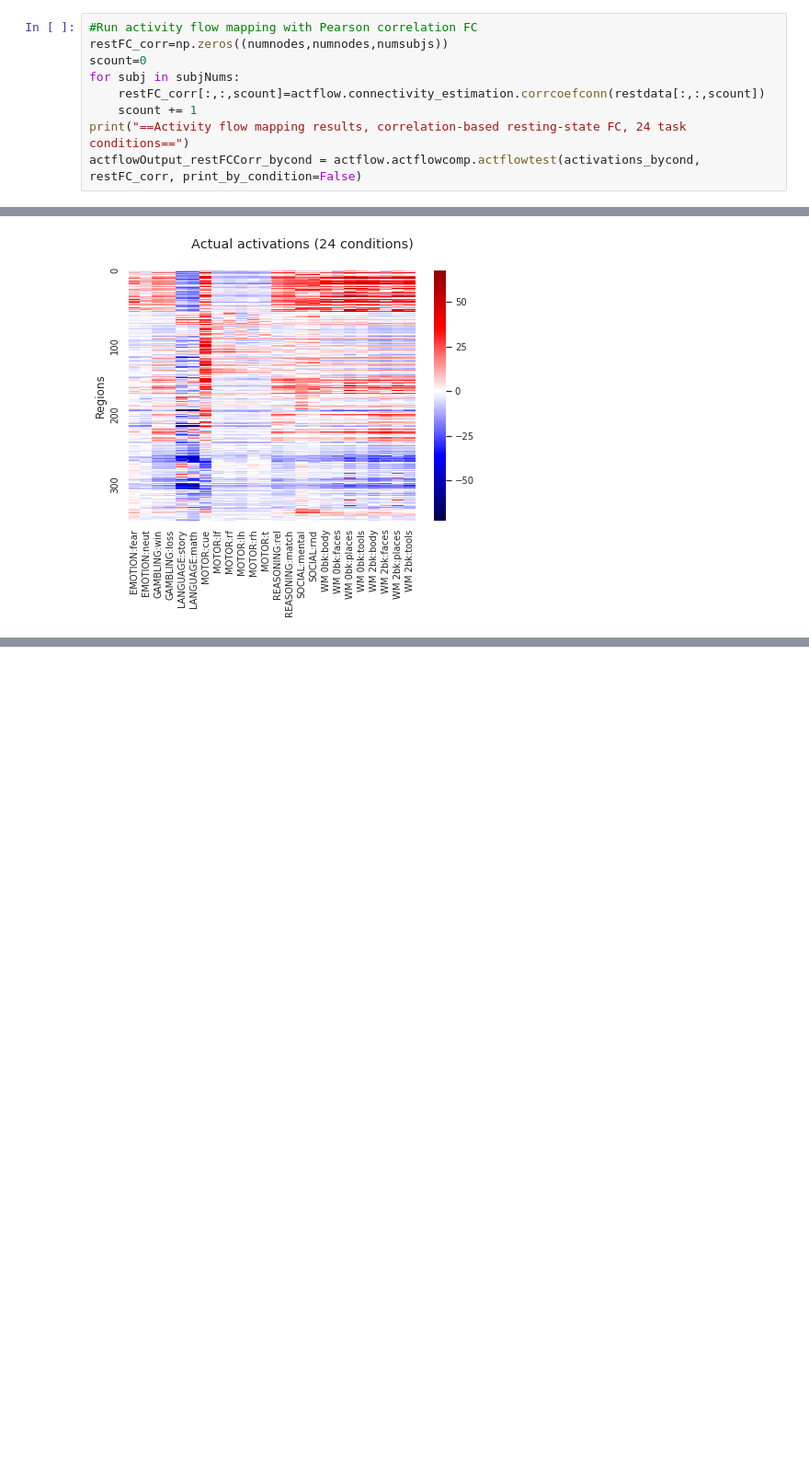
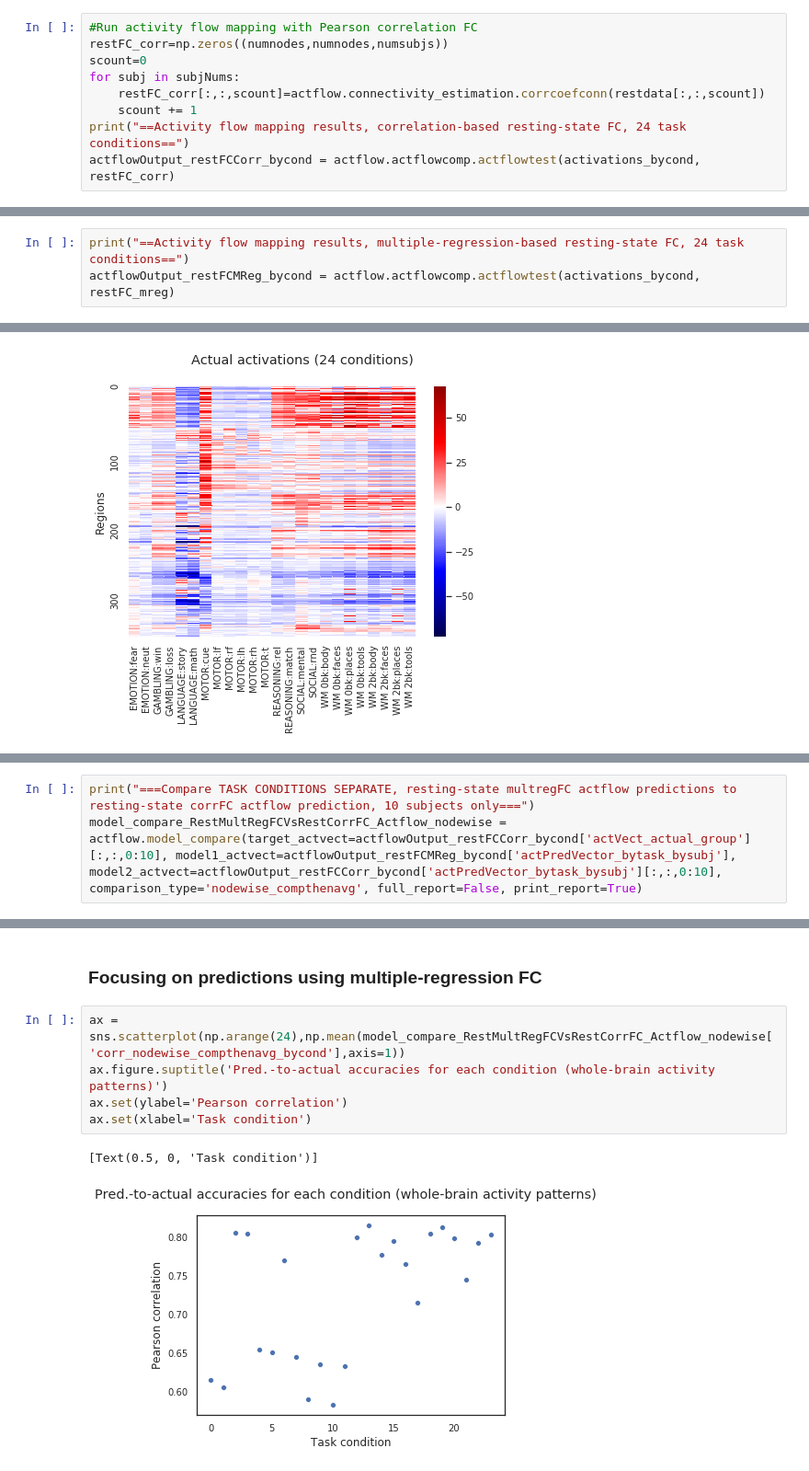
Before and after one commit to ColeLab/ActflowToolbox, a Jupyter notebook: examples/HCP_example.ipynb, the cells around one changed output, grey strips where cells are left out. Shown at 92% size. Cells and saved outputs as stored; diff of their text form; blank space fills up the shorter version.

Commit message:
Streamlined text report with more generalization tests

```diff
--- a/examples/HCP_example.ipynb
+++ b/examples/HCP_example.ipynb
@@ -77,7 +81,7 @@ for subj in subjNums:
     restFC_corr[:,:,scount]=actflow.connectivity_estimation.corrcoefconn(restdata[:,:,scount])
     scount += 1
 print("==Activity flow mapping results, correlation-based resting-state FC, 24 task conditions==")
-actflowOutput_restFCCorr_bycond = actflow.actflowcomp.actflowtest(activations_bycond, restFC_corr, print_by_condition=False)
+actflowOutput_restFCCorr_bycond = actflow.actflowcomp.actflowtest(activations_bycond, restFC_corr)
 # %% [output]
 ==Activity flow mapping results, correlation-based resting-state FC, 24 task conditions==
 ===Comparing prediction accuracies between models (similarity between predicted and actual brain activation patterns)===
@@ -149,2 +151,5 @@ Wall time: 7min 38s
+# %%
+print("==Activity flow mapping results, multiple-regression-based resting-state FC, 24 task conditions==")
+actflowOutput_restFCMReg_bycond = actflow.actflowcomp.actflowtest(activations_bycond, restFC_mreg)
 # %%
 #Visualize multreg FC matrix
@@ -193,0 +200,3 @@ Model1 vs. Model2 T-value: 21.83, p-value: 4.185118497632039e-09
+# %%
+print("===Compare TASK CONDITIONS SEPARATE, resting-state multregFC actflow predictions to resting-state corrFC actflow prediction, 10 subjects only===")
+model_compare_RestMultRegFCVsRestCorrFC_Actflow_nodewise = actflow.model_compare(target_actvect=actflowOutput_restFCCorr_bycond['actVect_actual_group'][:,:,0:10], model1_actvect=actflowOutput_restFCMReg_bycond['actPredVector_bytask_bysubj'], model2_actvect=actflowOutput_restFCCorr_bycond['actPredVector_bytask_bysubj'][:,:,0:10], comparison_type='nodewise_compthenavg', full_report=False, print_report=True)
@@ -193,0 +221,10 @@ Model1 vs. Model2 T-value: 21.83, p-value: 4.185118497632039e-09
+# %% [markdown]
+### Focusing on predictions using multiple-regression FC
+# %%
+ax = sns.scatterplot(np.arange(24),np.mean(model_compare_RestMultRegFCVsRestCorrFC_Actflow_nodewise['corr_nodewise_compthenavg_bycond'],axis=1))
+ax.figure.suptitle('Pred.-to-actual accuracies for each condition (whole-brain activity patterns)')
+ax.set(ylabel='Pearson correlation')
+ax.set(xlabel='Task condition')
+# %% [output]
+[Text(0.5, 0, 'Task condition')]
+[figure, added]
```
Also changed, not shown: parts of 17 cells of this notebook, 1 other file.
